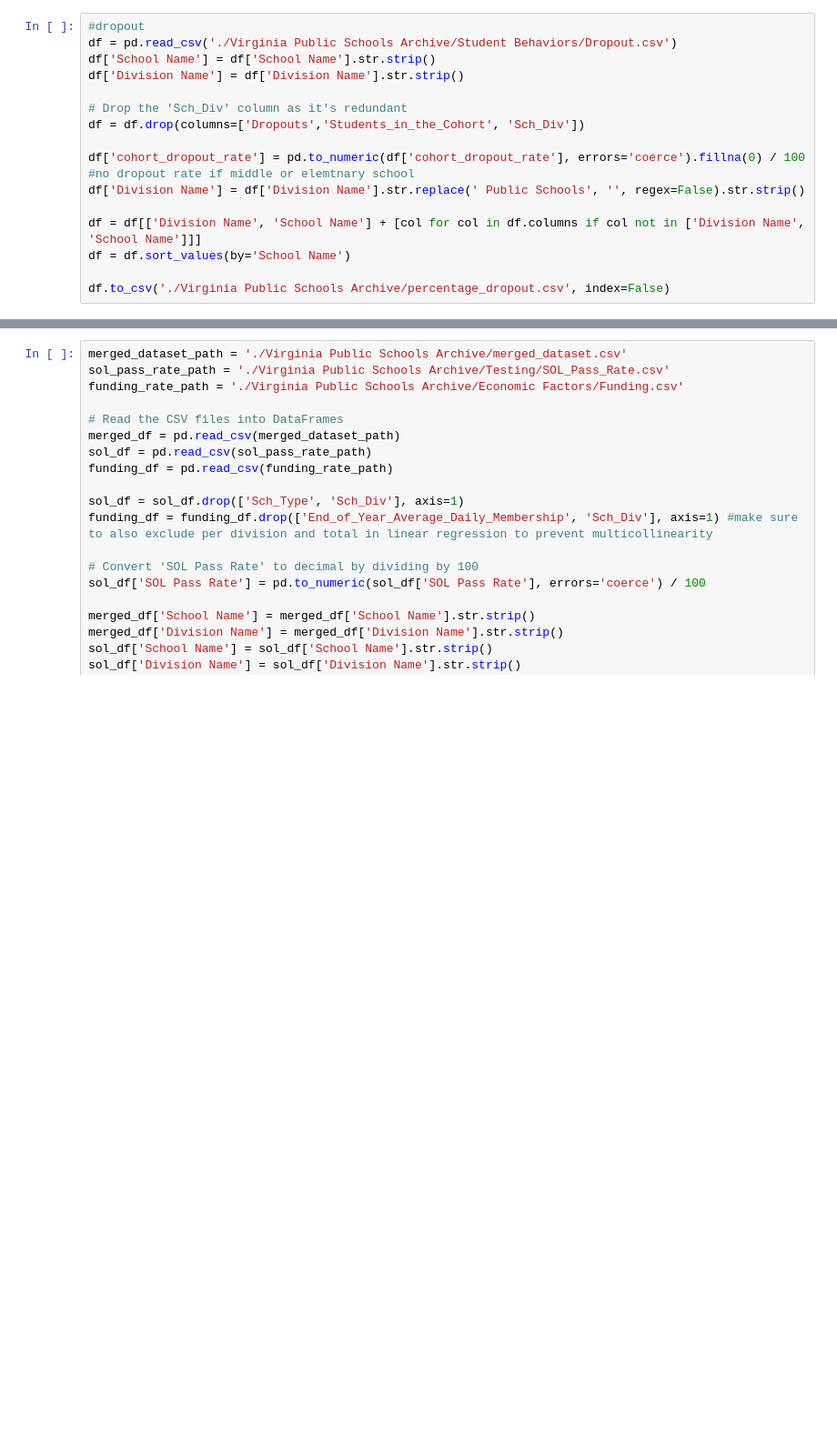
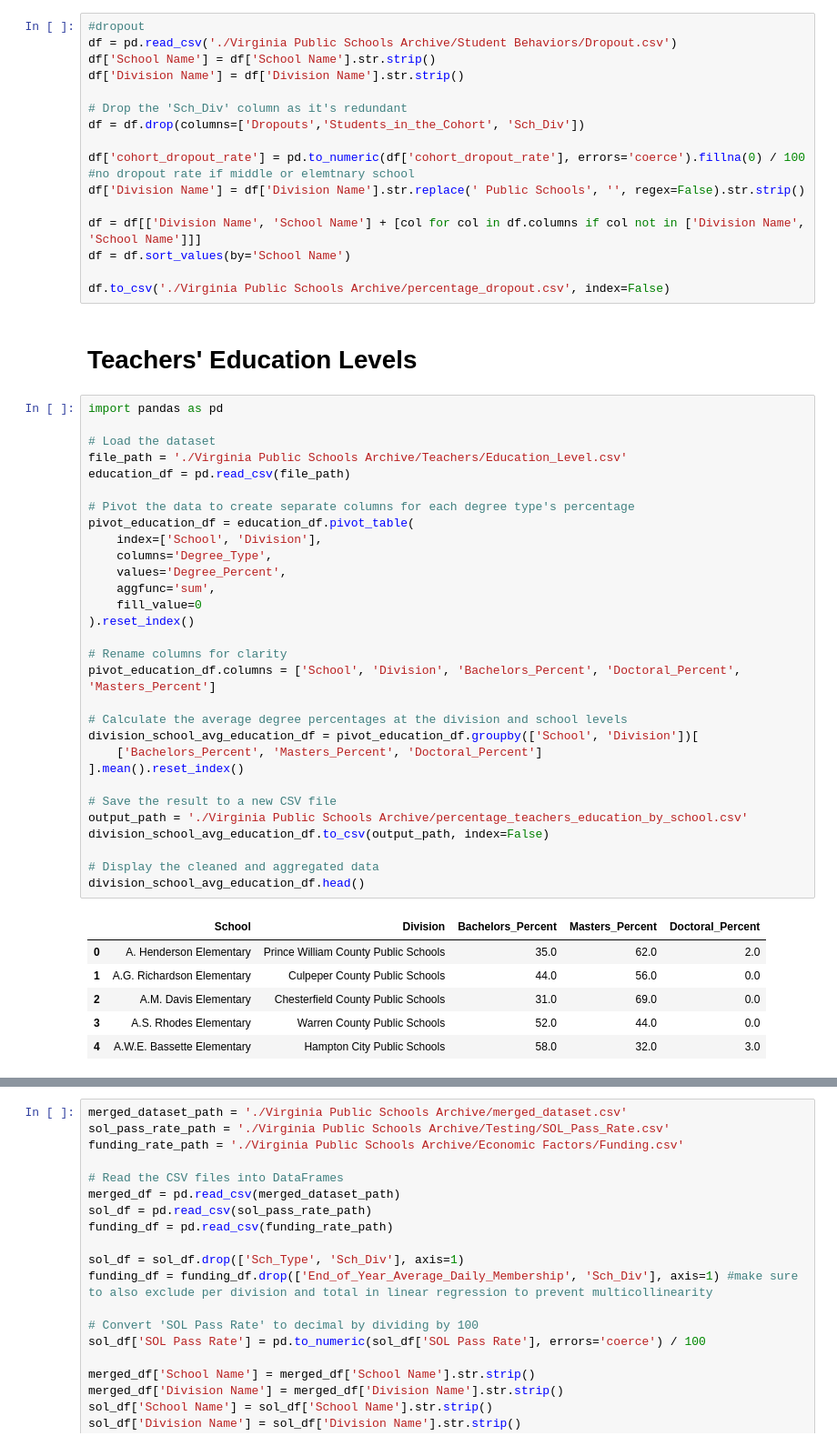
Before and after one commit to cwang12197/cs_4774_ml, a Jupyter notebook: final project/milestone_3.ipynb, the cells around one changed output, grey strips where cells are left out. Shown at 91% size. Drawn from its saved outputs; the diff is of its cells as text; blank space fills up the shorter version.

Commit message:
correct teachers education data

```diff
--- a/final project/milestone_3.ipynb
+++ b/final project/milestone_3.ipynb
@@ -351,6 +351,45 @@ df = df[['Division Name', 'School Name'] + [col for col in df.columns if col not
 df = df.sort_values(by='School Name')
 
 df.to_csv('./Virginia Public Schools Archive/percentage_dropout.csv', index=False)
+# %% [markdown]
+# Teachers' Education Levels
+# %%
+import pandas as pd
+
+# Load the dataset
+file_path = './Virginia Public Schools Archive/Teachers/Education_Level.csv'
+education_df = pd.read_csv(file_path)
+
+# Pivot the data to create separate columns for each degree type's percentage
+pivot_education_df = education_df.pivot_table(
+    index=['School', 'Division'],
+    columns='Degree_Type',
+    values='Degree_Percent',
+    aggfunc='sum',
+    fill_value=0
+).reset_index()
+
+# Rename columns for clarity
+pivot_education_df.columns = ['School', 'Division', 'Bachelors_Percent', 'Doctoral_Percent', 'Masters_Percent']
+
+# Calculate the average degree percentages at the division and school levels
+division_school_avg_education_df = pivot_education_df.groupby(['School', 'Division'])[
+    ['Bachelors_Percent', 'Masters_Percent', 'Doctoral_Percent']
+].mean().reset_index()
+
+# Save the result to a new CSV file
+output_path = './Virginia Public Schools Archive/percentage_teachers_education_by_school.csv'
+division_school_avg_education_df.to_csv(output_path, index=False)
+
+# Display the cleaned and aggregated data
+division_school_avg_education_df.head()
+# %% [output]
+|  | School | Division | Bachelors_Percent | Masters_Percent | Doctoral_Percent |
+| 0 | A. Henderson Elementary | Prince William County Public Schools | 35.0 | 62.0 | 2.0 |
+| 1 | A.G. Richardson Elementary | Culpeper County Public Schools | 44.0 | 56.0 | 0.0 |
+| 2 | A.M. Davis Elementary | Chesterfield County Public Schools | 31.0 | 69.0 | 0.0 |
+| 3 | A.S. Rhodes Elementary | Warren County Public Schools | 52.0 | 44.0 | 0.0 |
+| 4 | A.W.E. Bassette Elementary | Hampton City Public Schools | 58.0 | 32.0 | 3.0 |
 # %%
 # Define the folder path where the files are located
 folder_path = './Virginia Public Schools Archive/'
```
Also changed, not shown: parts of 3 cells of this notebook.
